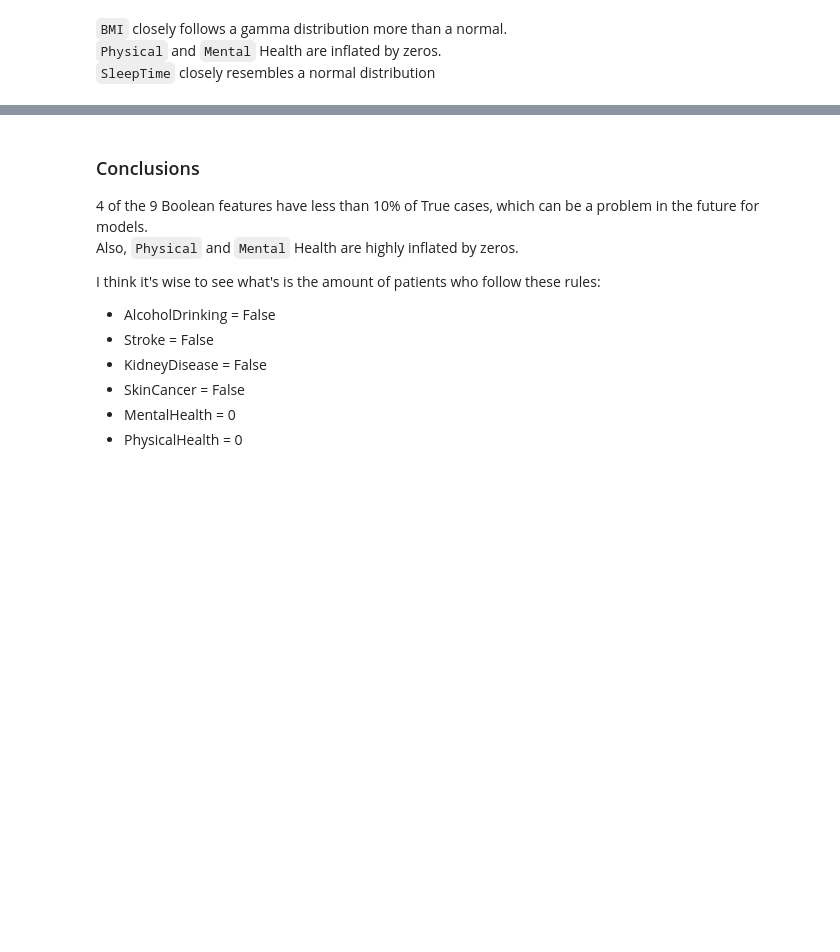
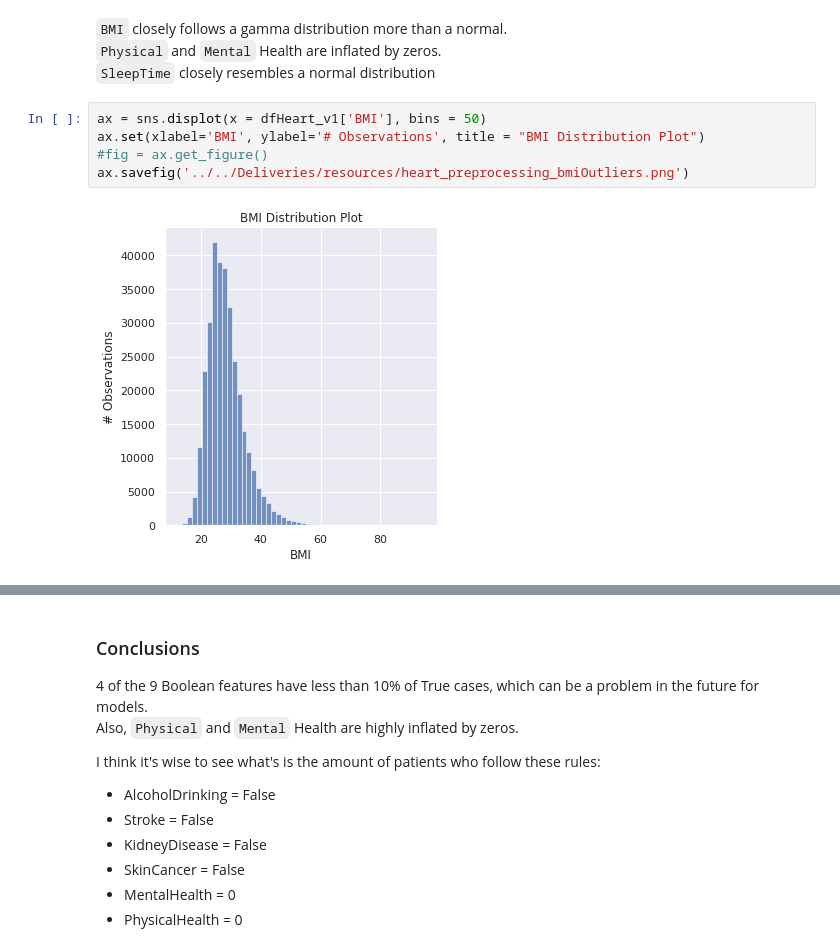
Before and after one commit to Portugapt/AAA-Explainability, a Jupyter notebook: source/1_preprocessing/1_heart-preprocess.ipynb, the cells around one changed output, grey strips where cells are left out. Cells and saved outputs as stored; diff of their text form; blank space fills up the shorter version.

```diff
--- a/source/1_preprocessing/1_heart-preprocess.ipynb
+++ b/source/1_preprocessing/1_heart-preprocess.ipynb
@@ -422,3 +445,10 @@ for i in _CONTINUOUS_FEATURES:
 `BMI` closely follows a gamma distribution more than a normal.
 `Physical` and `Mental` Health are inflated by zeros.
 `SleepTime` closely resembles a normal distribution
+# %%
+ax = sns.displot(x = dfHeart_v1['BMI'], bins = 50)
+ax.set(xlabel='BMI', ylabel='# Observations', title = "BMI Distribution Plot")
+#fig = ax.get_figure()
+ax.savefig('../../Deliveries/resources/heart_preprocessing_bmiOutliers.png')
+# %% [output]
+[figure, added]
```
Also changed, not shown: parts of 7 cells of this notebook, 5 other files.
